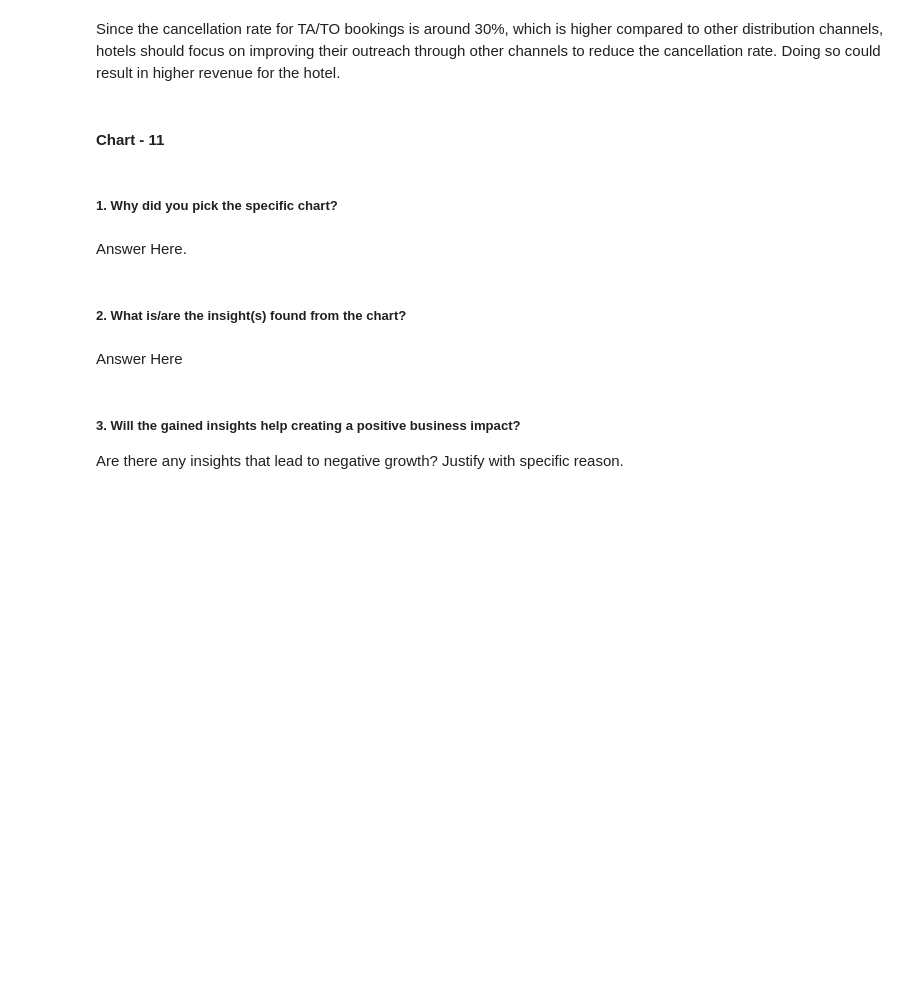
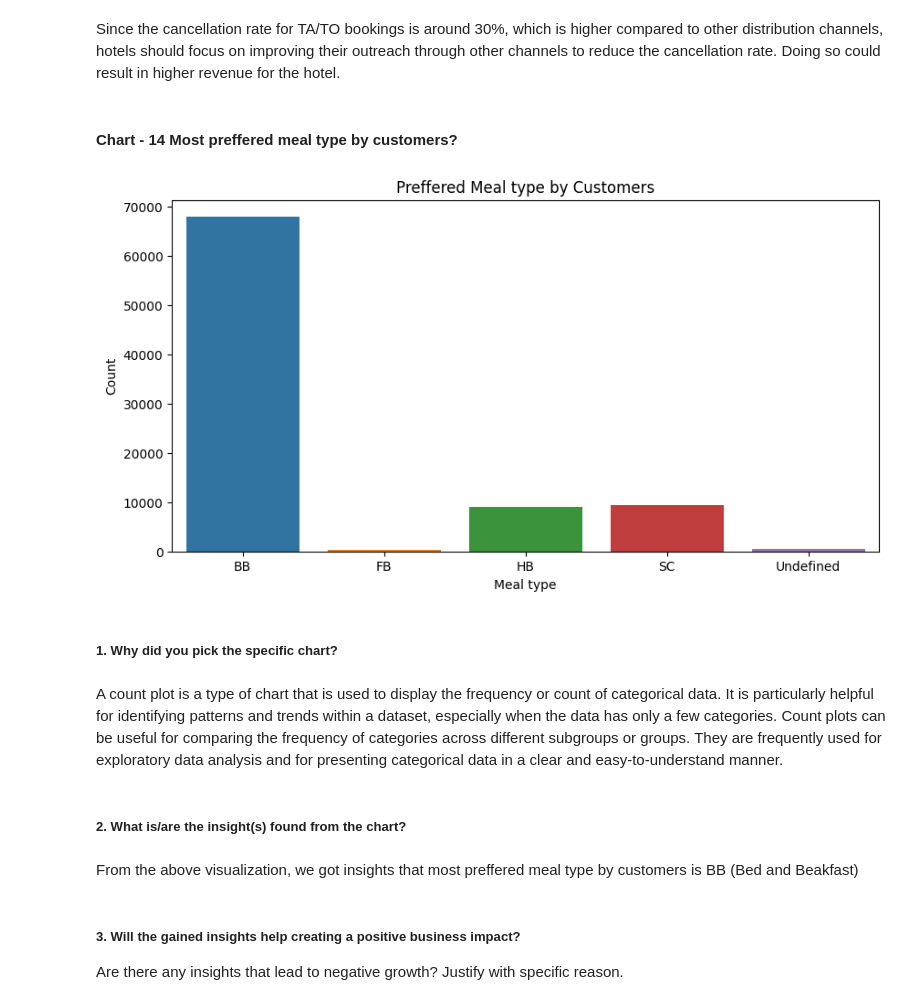
Before and after one commit to pankajmanisahu/EDA-ON-HOTEL-BOOKING-ANALYSIS, a Jupyter notebook: 24_DEC_HOTEL_BOOKING_ANALYSIS_EDA.ipynb, the cells around one changed output. Saved outputs shown, nothing was run; the diff lists cells and outputs as text; code cells hidden in the pictures; blank space fills up the shorter version.

```diff
--- a/24_DEC_HOTEL_BOOKING_ANALYSIS_EDA.ipynb
+++ b/24_DEC_HOTEL_BOOKING_ANALYSIS_EDA.ipynb
@@ -953,5 +953,3 @@ The visualization above shows that the distribution channel TA/TO has the highes
 Are there any insights that lead to negative growth? Justify with specific reason.
 # %% [markdown]
 Since the cancellation rate for TA/TO bookings is around 30%, which is higher compared to other distribution channels, hotels should focus on improving their outreach through other channels to reduce the cancellation rate. Doing so could result in higher revenue for the hotel.
-# %% [markdown]
-#### Chart - 11
@@ -960,11 +956,27 @@ Since the cancellation rate for TA/TO bookings is around 30%, which is higher co
+# %% [markdown]
+#### Chart - 14 Most preffered meal type by customers?
+# %%
+# Chart - 14 visualization code
+# visualizing most preffered meal type by customers
+
+plt.figure( figsize=(10, 5))
+sns.countplot(x = df['meal'])
+
+# set labels
+plt.title('Preffered Meal type by Customers')
+plt.xlabel('Meal type')
+plt.ylabel('Count')
+plt.show()
+# %% [output]
+[figure, added]
 # %% [markdown]
 ##### 1. Why did you pick the specific chart?
-# %% [markdown]
-Answer Here.
+# %% [markdown]
+A count plot is a type of chart that is used to display the frequency or count of categorical data. It is particularly helpful for identifying patterns and trends within a dataset, especially when the data has only a few categories. Count plots can be useful for comparing the frequency of categories across different subgroups or groups. They are frequently used for exploratory data analysis and for presenting categorical data in a clear and easy-to-understand manner.
 # %% [markdown]
 ##### 2. What is/are the insight(s) found from the chart?
-# %% [markdown]
-Answer Here
+# %% [markdown]
+From the above visualization, we got insights that most preffered meal type by customers is BB (Bed and Beakfast)
 # %% [markdown]
 ##### 3. Will the gained insights help creating a positive business impact?
 Are there any insights that lead to negative growth? Justify with specific reason.
```
Also changed, not shown: parts of 2 cells of this notebook.
